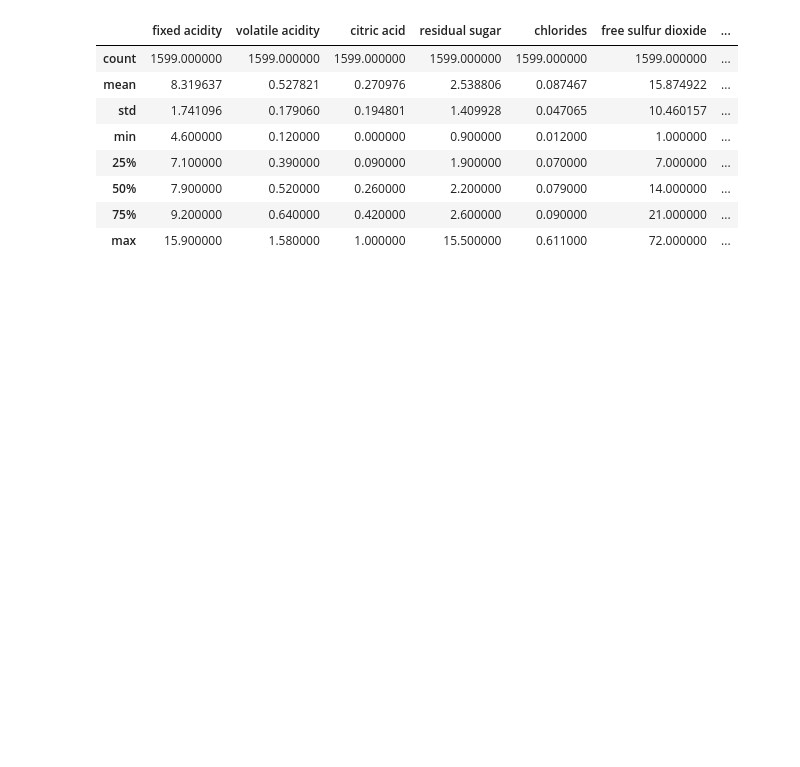
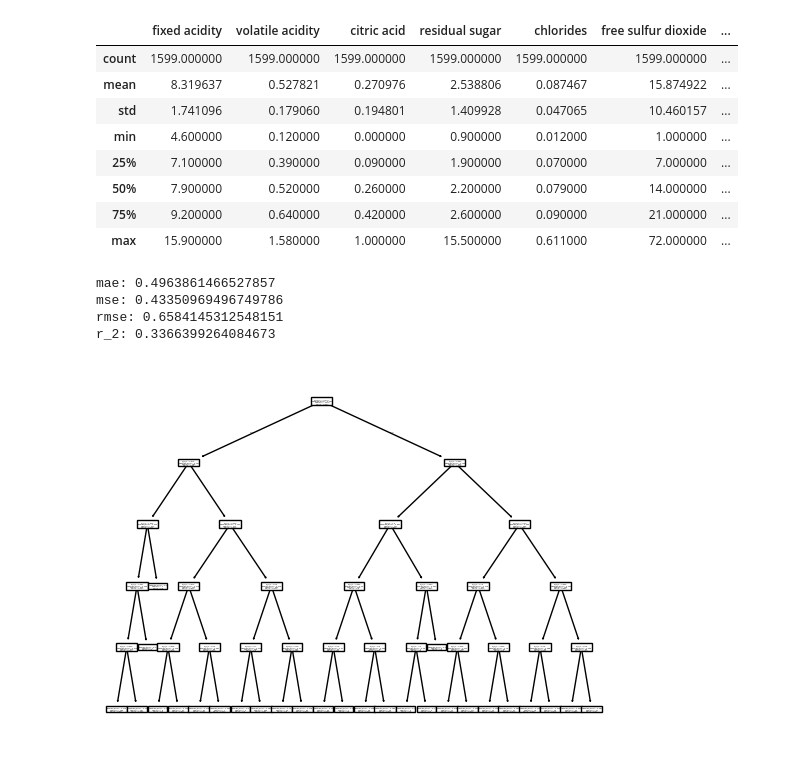
Before and after one commit to sannyochik/ml_homework, a Jupyter notebook: note2_2(trees).ipynb, the cells around one changed output. Drawn from its saved outputs; the diff is of its cells as text; code cells hidden in the pictures; blank space fills up the shorter version.

```diff
--- a/note2_2(trees).ipynb
+++ b/note2_2(trees).ipynb
@@ -790,13 +791,26 @@ df.describe()
 # %%
 x_train, x_test, y_train, y_test = train_test_split(
     df.iloc[:, :-1],
     df.iloc[:, -1],
     test_size=0.2,
     random_state=42
 )
 
-regressor = DecisionTreeRegressor()
+regressor = DecisionTreeRegressor(
+    max_depth=5,
+    random_state=42
+)
 regressor.fit(x_train, y_train)
 tree.plot_tree(regressor)
 
 y_pred = regressor.predict(x_test)
+print(f'mae: {mean_absolute_error(y_test, y_pred)}')
+print(f'mse: {mean_squared_error(y_test, y_pred)}')
+print(f'rmse: {root_mean_squared_error(y_test, y_pred)}')
+print(f'r_2: {r2_score(y_test, y_pred)}')
+# %% [output]
+mae: 0.4963861466527857
+mse: 0.43350969496749786
+rmse: 0.6584145312548151
+r_2: 0.3366399264084673
+[figure, added]
```
Also changed, not shown: parts of 2 cells of this notebook.
